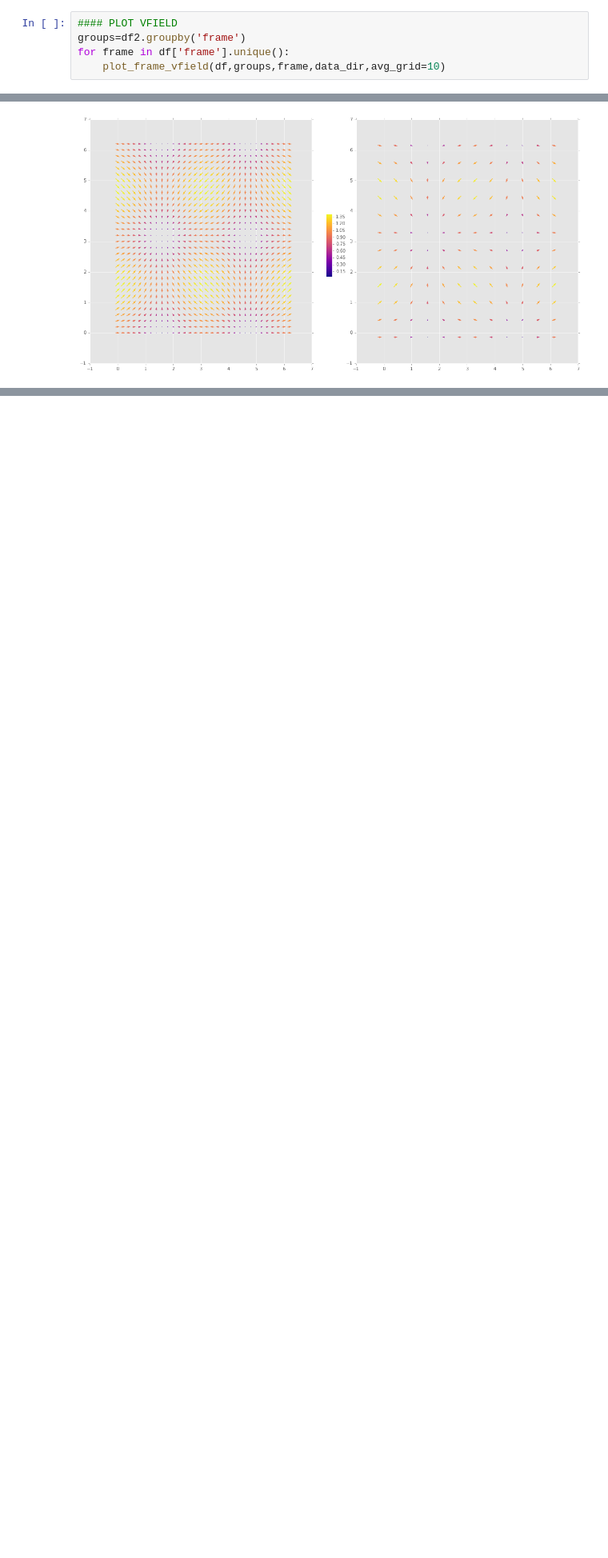
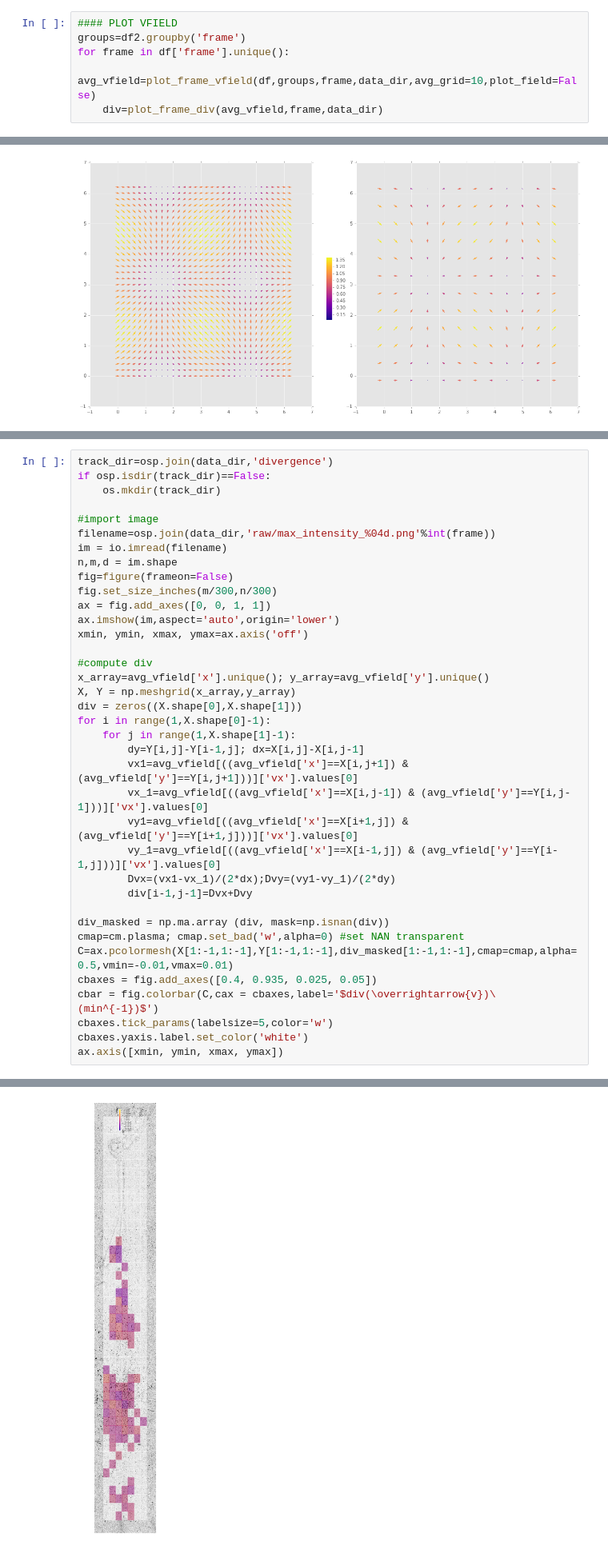
Before and after one commit to amichaut/track_analysis, a Jupyter notebook: analyze_traj.ipynb, the cells around one changed output, grey strips where cells are left out. Shown: that part at 80% size. Cells and saved outputs as stored; diff of their text form; blank space fills up the shorter version.

Commit message:
divergence bug fix

```diff
--- a/analyze_traj.ipynb
+++ b/analyze_traj.ipynb
@@ -8,7 +8,8 @@ df2=filter_by_traj_len(df,min_traj_len=25)
 #### PLOT VFIELD
 groups=df2.groupby('frame')
 for frame in df['frame'].unique():
-    plot_frame_vfield(df,groups,frame,data_dir,avg_grid=10)
+    avg_vfield=plot_frame_vfield(df,groups,frame,data_dir,avg_grid=10,plot_field=False)
+    div=plot_frame_div(avg_vfield,frame,data_dir)
 # %% [output]
 plotting frame 24.0
 # %%
@@ -152,0 +123,38 @@ data=np.random.randn(4,4)
+# %%
+track_dir=osp.join(data_dir,'divergence')
+if osp.isdir(track_dir)==False:
+    os.mkdir(track_dir)
+
+#import image
+filename=osp.join(data_dir,'raw/max_intensity_%04d.png'%int(frame))
+im = io.imread(filename)
+n,m,d = im.shape
+fig=figure(frameon=False)
+fig.set_size_inches(m/300,n/300)
+ax = fig.add_axes([0, 0, 1, 1])
+ax.imshow(im,aspect='auto',origin='lower')
+xmin, ymin, xmax, ymax=ax.axis('off')
+
+#compute div
+x_array=avg_vfield['x'].unique(); y_array=avg_vfield['y'].unique()
+X, Y = np.meshgrid(x_array,y_array)
+div = zeros((X.shape[0],X.shape[1]))
+for i in range(1,X.shape[0]-1):
+    for j in range(1,X.shape[1]-1):
+        dy=Y[i,j]-Y[i-1,j]; dx=X[i,j]-X[i,j-1]
+        vx1=avg_vfield[((avg_vfield['x']==X[i,j+1]) & (avg_vfield['y']==Y[i,j+1]))]['vx'].values[0]
+        vx_1=avg_vfield[((avg_vfield['x']==X[i,j-1]) & (avg_vfield['y']==Y[i,j-1]))]['vx'].values[0]
+        vy1=avg_vfield[((avg_vfield['x']==X[i+1,j]) & (avg_vfield['y']==Y[i+1,j]))]['vx'].values[0]
+        vy_1=avg_vfield[((avg_vfield['x']==X[i-1,j]) & (avg_vfield['y']==Y[i-1,j]))]['vx'].values[0]
+        Dvx=(vx1-vx_1)/(2*dx);Dvy=(vy1-vy_1)/(2*dy)
+        div[i-1,j-1]=Dvx+Dvy
+
+div_masked = np.ma.array (div, mask=np.isnan(div))
+cmap=cm.plasma; cmap.set_bad('w',alpha=0) #set NAN transparent
+C=ax.pcolormesh(X[1:-1,1:-1],Y[1:-1,1:-1],div_masked[1:-1,1:-1],cmap=cmap,alpha=0.5,vmin=-0.01,vmax=0.01)
+cbaxes = fig.add_axes([0.4, 0.935, 0.025, 0.05])
+cbar = fig.colorbar(C,cax = cbaxes,label='$div(\overrightarrow{v})\ (min^{-1})$')
+cbaxes.tick_params(labelsize=5,color='w')
+cbaxes.yaxis.label.set_color('white')
+ax.axis([xmin, ymin, xmax, ymax])
+# %% [output]
@@ -152,0 +162 @@ data=np.random.randn(4,4)
+[figure, added]
```
Also changed, not shown: parts of 10 cells of this notebook, 1 other file.
